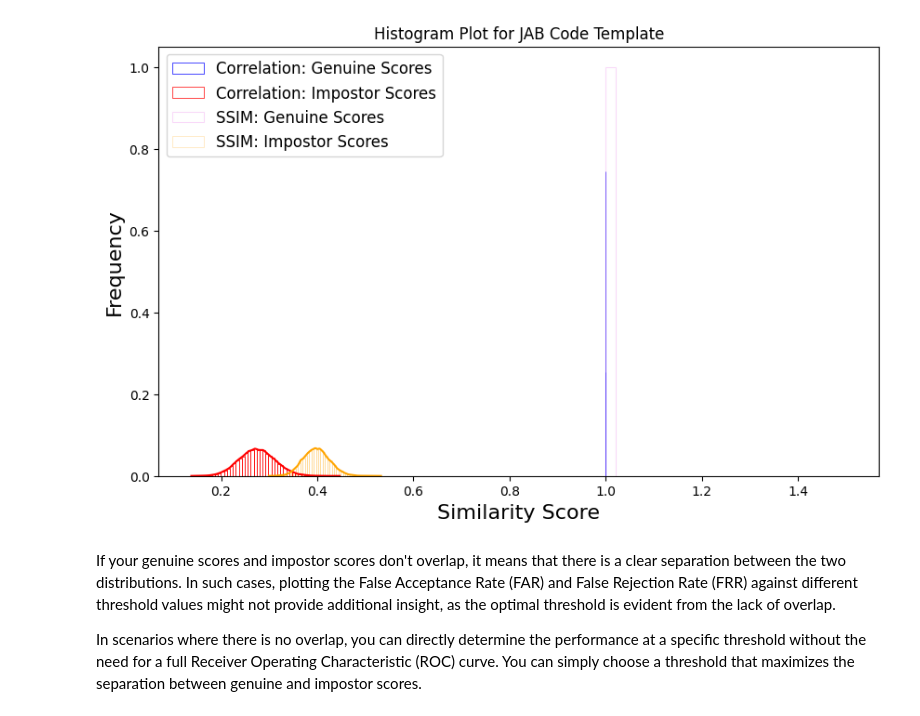
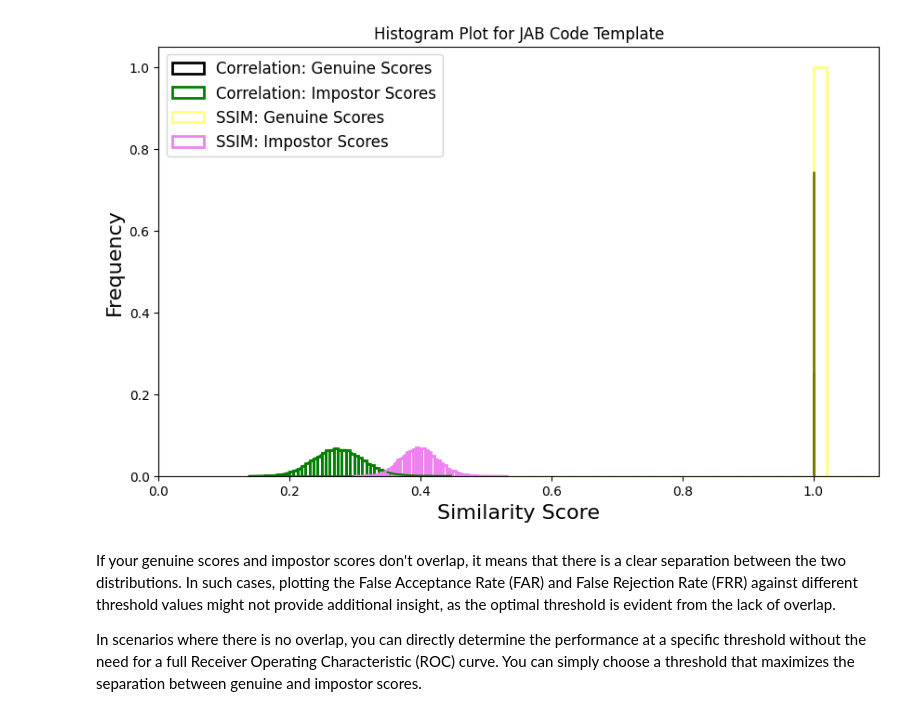
Before and after one commit to Rohanjos97/Adversarial_ML_Assignments, a Jupyter notebook: Evaluation_Metric.ipynb, the cells around one changed output. Cells and saved outputs as stored; diff of their text form; code cells hidden in the pictures.

Commit message:
Added code for pre saved graph creation

```diff
--- a/Evaluation_Metric.ipynb
+++ b/Evaluation_Metric.ipynb
@@ -147,14 +147,15 @@ def plot_histograms(genuine_scores, impostor_scores, score_type):
 
     plt.show()
 
-def plot_histograms_comb(genuine_scores_c, impostor_scores_c, score_type1, genuine_scores_ss, impostor_scores_ss, score_type2):
+def plot_histograms_comb(genuine_scores_c, impostor_scores_c, score_type1, genuine_scores_ss, impostor_scores_ss, score_type2, template):
     plt.figure(figsize=(10, 6))
-    sns.histplot(genuine_scores_c, color='blue', label=f'{score_type1}: Genuine Scores', bins=50, kde=True, stat='probability', fill=False, alpha=1)
-    sns.histplot(impostor_scores_c, color='red', label=f'{score_type1}: Impostor Scores', bins=50, kde=True, stat='probability', fill=False, alpha=1)
-    sns.histplot(genuine_scores_ss, color='violet', label=f'{score_type2}: Genuine Scores', bins=50, kde=True, stat='probability', fill=False, alpha=0.3)
-    sns.histplot(impostor_scores_ss, color='orange', label=f'{score_type2}: Impostor Scores', bins=50, kde=True, stat='probability', fill=False, alpha=0.3)
+    plt.xlim([0.0, 1.1])
+    sns.histplot(genuine_scores_c, color='black', label=f'{score_type1}: Genuine Scores', bins=50, kde=True, stat='probability', fill=False, alpha=1, linewidth=2)
+    sns.histplot(impostor_scores_c, color='green', label=f'{score_type1}: Impostor Scores', bins=50, kde=True, stat='probability', fill=False, alpha=1, linewidth=2)
+    sns.histplot(genuine_scores_ss, color='yellow', label=f'{score_type2}: Genuine Scores', bins=50, kde=True, stat='probability', fill=False, alpha=0.5, linewidth=2)
+    sns.histplot(impostor_scores_ss, color='violet', label=f'{score_type2}: Impostor Scores', bins=50, kde=True, stat='probability', fill=False, alpha=1, linewidth=2)
 
-    plt.title(f'Histogram Plot for JAB Code Template')
+    plt.title(f'Histogram Plot for {template} Template')
     plt.xlabel('Similarity Score', fontsize=16)
     plt.ylabel('Frequency', fontsize=16)
     plt.legend(loc='upper left', fontsize=12)
@@ -222,13 +224,13 @@ with open('impostor_scores_ss_MG.txt', 'r') as file:
 # %%
 # genuine_scores_c, impostor_scores_c, genuine_scores_ss, impostor_scores_ss
 # genuine_scores_c_mg, impostor_scores_c_mg, genuine_scores_ss_mg, impostor_scores_ss_mg
 
 
 # plot_histograms(genuine_scores_c, impostor_scores_c, "Correlation")
 # plot_histograms(genuine_scores_ss, impostor_scores_ss, "SSIM")
-plot_histograms_comb(genuine_scores_c_mg, impostor_scores_c_mg, "Correlation", genuine_scores_ss_mg, impostor_scores_ss_mg, "SSIM")
+plot_histograms_comb(genuine_scores_c, impostor_scores_c, "Correlation", genuine_scores_ss_mg, impostor_scores_ss_mg, "SSIM", "JAB Code")
 # %% [output]
-[figure, old version]
+[figure, new version]
 # %% [markdown]
 If your genuine scores and impostor scores don't overlap, it means that there is a clear separation between the two distributions. In such cases, plotting the False Acceptance Rate (FAR) and False Rejection Rate (FRR) against different threshold values might not provide additional insight, as the optimal threshold is evident from the lack of overlap.
 
```
Also changed, not shown: parts of 1 cell of this notebook.
